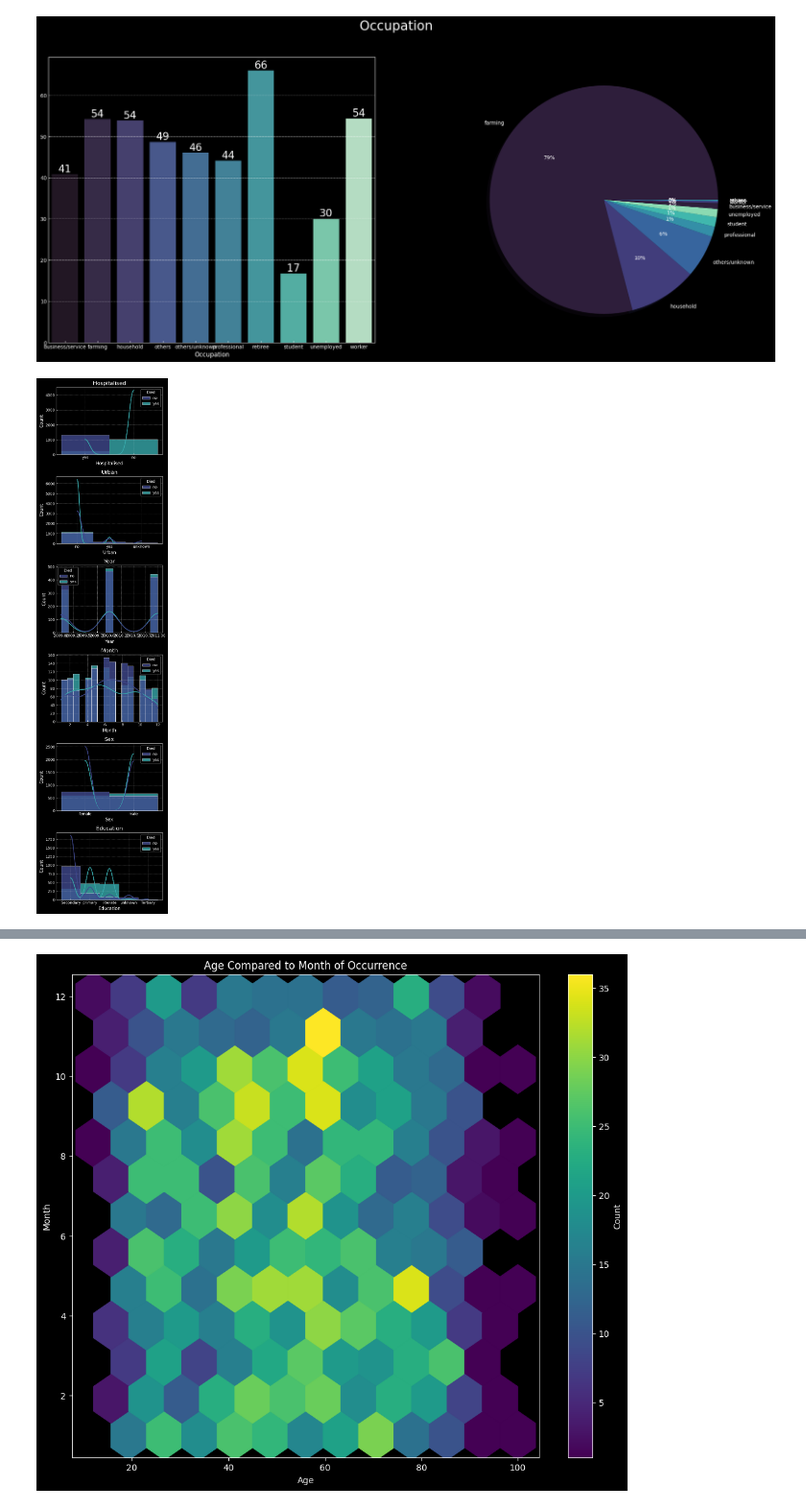
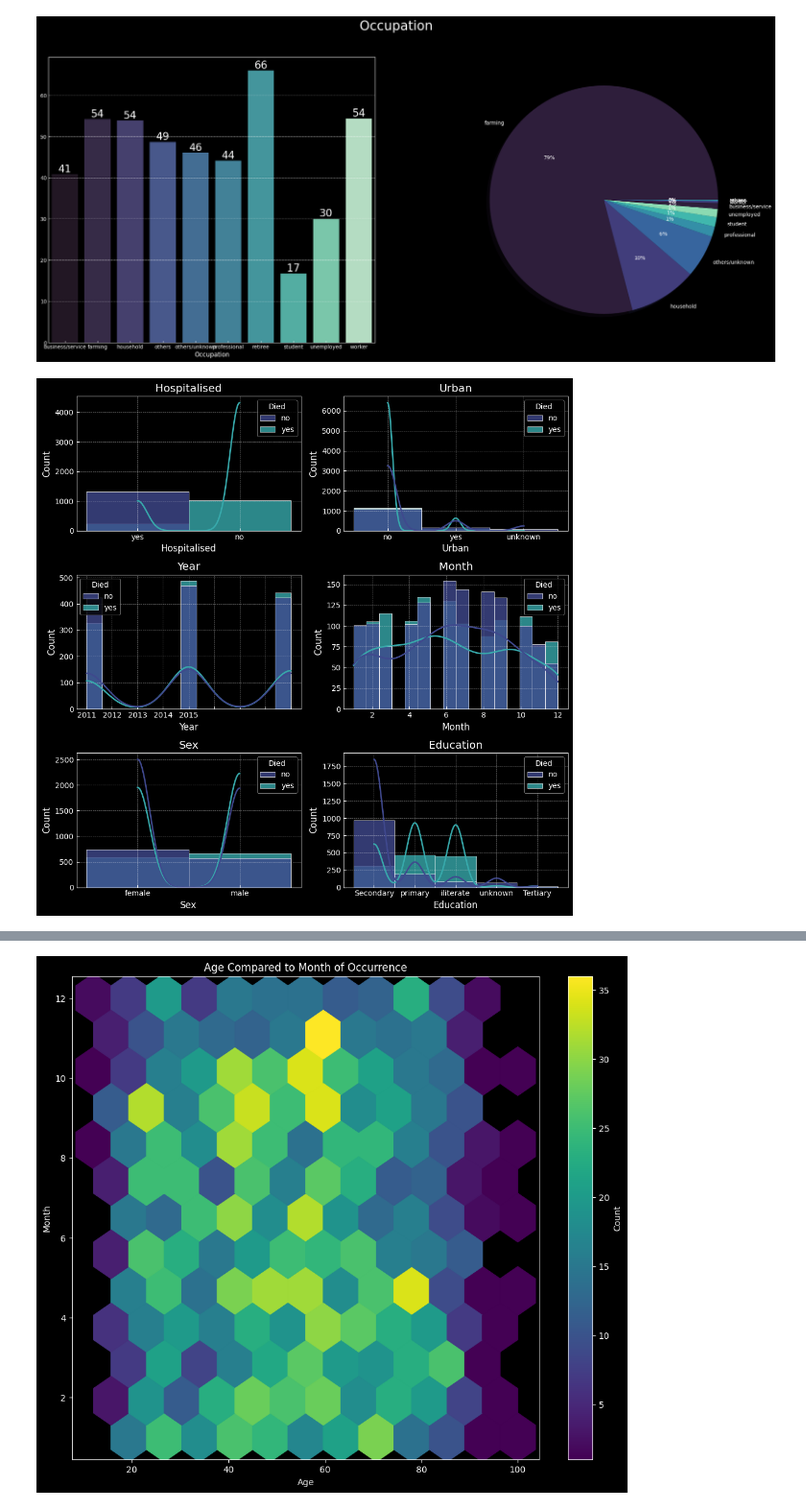
Before and after one commit to allisson2156/Analise-Suicidios-Shangdong, a Jupyter notebook: AnaliseDadosShangDong.ipynb, the cells around one changed output, grey strips where cells are left out. Shown at 96% size. Drawn from its saved outputs; the diff is of its cells as text; code cells hidden in the pictures.

```diff
--- a/AnaliseDadosShangDong.ipynb
+++ b/AnaliseDadosShangDong.ipynb
@@ -151,20 +151,30 @@ for i in df.columns:
 # %%
 plt.style.use('dark_background')
 
-fig, axs = plt.subplots(len(df.columns)-4, 1, figsize=(5, 20))
+num_cols = 2
+num_rows = (len(df.columns)-4) // num_cols + ((len(df.columns)-4) % num_cols > 0)
+fig, axs = plt.subplots(num_rows, num_cols, figsize=(10, 10))
 
 subplot_index = 0
-for feature in df.columns:
+for i, feature in enumerate(df.columns):
     if feature not in ['Age', 'method', 'Occupation', 'Died']:
-        sns.histplot(data=df, x=feature, kde=True, palette='mako', hue='Died', alpha=0.8, ax=axs[subplot_index])
-        axs[subplot_index].set_title(feature)
-        axs[subplot_index].grid(alpha=0.5)
+        row = subplot_index // num_cols
+        col = subplot_index % num_cols
+        if feature == 'Year':
+            year_labels = ['2010', '2011', '2012', '2013', '2014', '2015']  # Defina os rótulos desejados para os anos
+            sns.histplot(data=df, x=feature, kde=True, palette='mako', hue='Died', alpha=0.8, ax=axs[row, col])
+            axs[row, col].set_title(feature)
+            axs[row, col].set_xticklabels(year_labels)  # Define os rótulos dos anos
+        else:
+            sns.histplot(data=df, x=feature, kde=True, palette='mako', hue='Died', alpha=0.8, ax=axs[row, col])
+            axs[row, col].set_title(feature)
+        axs[row, col].grid(alpha=0.5)
         subplot_index += 1
 
 plt.tight_layout()
 plt.show()
 # %% [output]
-[figure, old version]
+[figure, new version]
 # %%
 plt.figure(figsize = (10, 7))
 plt.style.use('dark_background')
```
Also changed, not shown: parts of 1 cell of this notebook.
